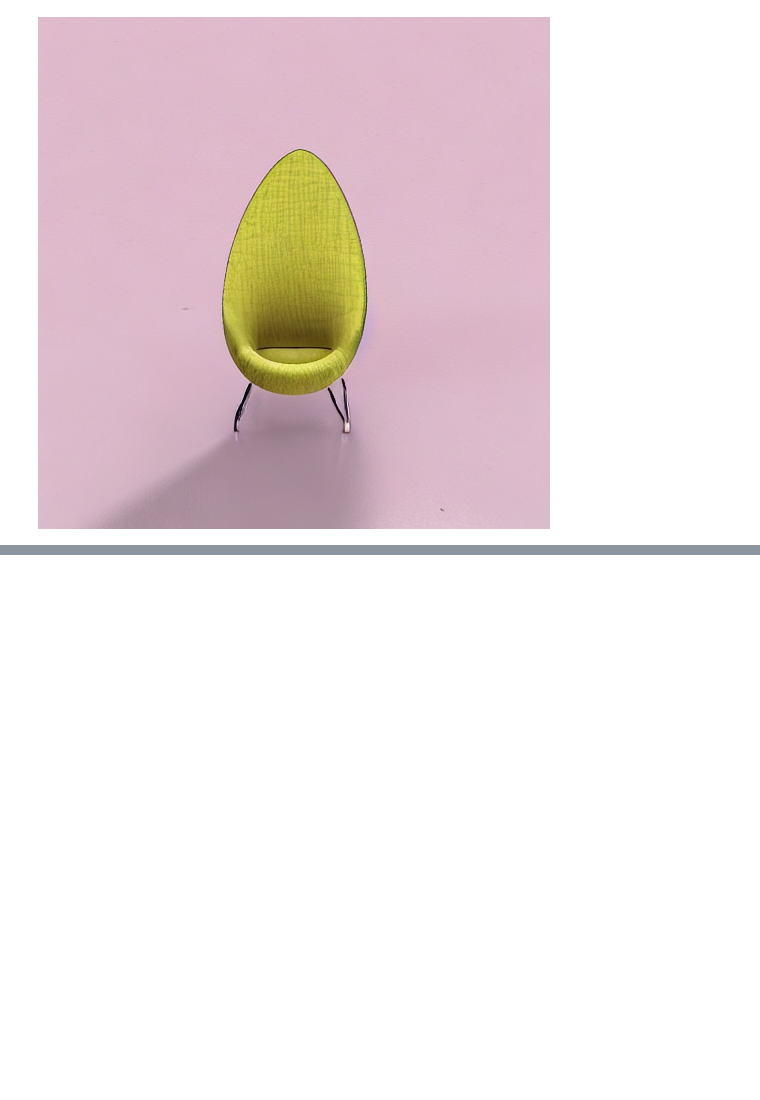
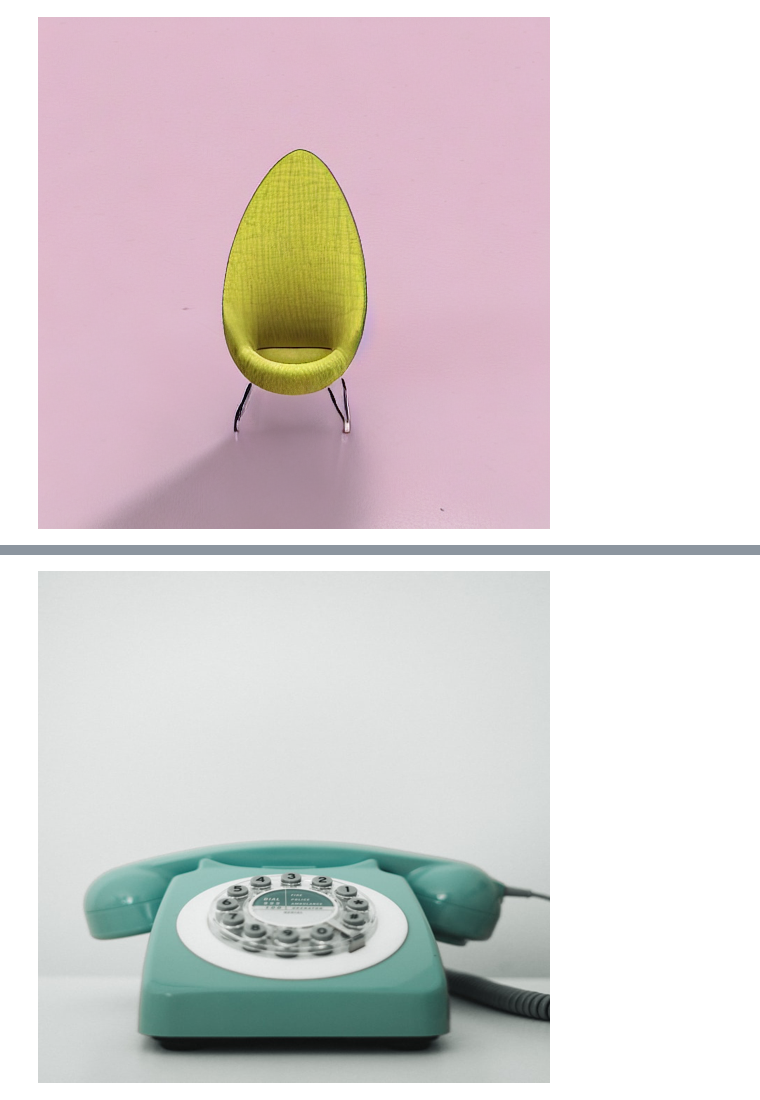
Before and after one commit to daspartho/MagicMix, a Jupyter notebook: main.ipynb, the cells around one changed output, grey strips where cells are left out. Drawn from its saved outputs; the diff is of its cells as text; code cells hidden in the pictures; blank space fills up the shorter version.

```diff
--- a/main.ipynb
+++ b/main.ipynb
@@ -186,0 +193,5 @@ display.display(out_img)
+# %%
+img = Image.open('test.jpg').resize((512, 512))
+display.display(img)
+# %% [output]
+[figure, added]
```
Also changed, not shown: parts of 14 cells of this notebook.
